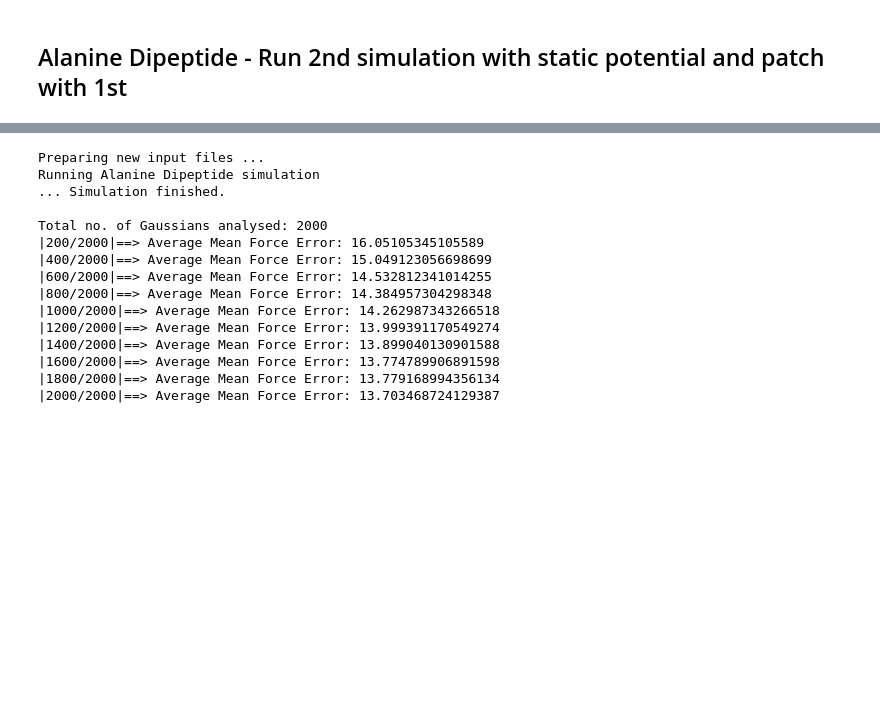
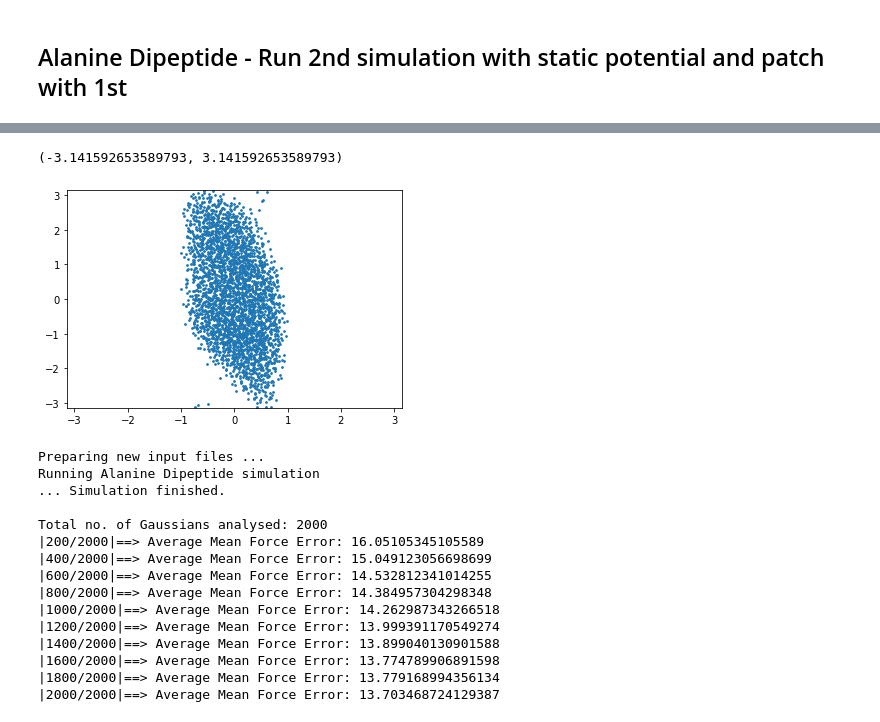
Before and after one commit to mme-ucl/MFI, a Jupyter notebook: MFI_notebook.ipynb, the cells around one changed output, grey strips where cells are left out. Cells and saved outputs as stored; diff of their text form; code cells hidden in the pictures; blank space fills up the shorter version.

```diff
--- a/MFI_notebook.ipynb
+++ b/MFI_notebook.ipynb
@@ -136,3 +302,12 @@ Total no. of Gaussians analysed: 5000
+# %%
+HILLS=MFI.load_HILLS_2D(hills_name=path_data + "/HILLS" + "_static")
+
+plt.scatter(HILLS[:,1], HILLS[:,2], s=3)
+plt.xlim(-np.pi, np.pi)
+plt.ylim(-np.pi, np.pi)
+# %% [output]
+(-3.141592653589793, 3.141592653589793)
+[figure, added]
 # %%
 os.chdir(path_data)
 
```
Also changed, not shown: parts of 19 cells of this notebook, 47 other files.
